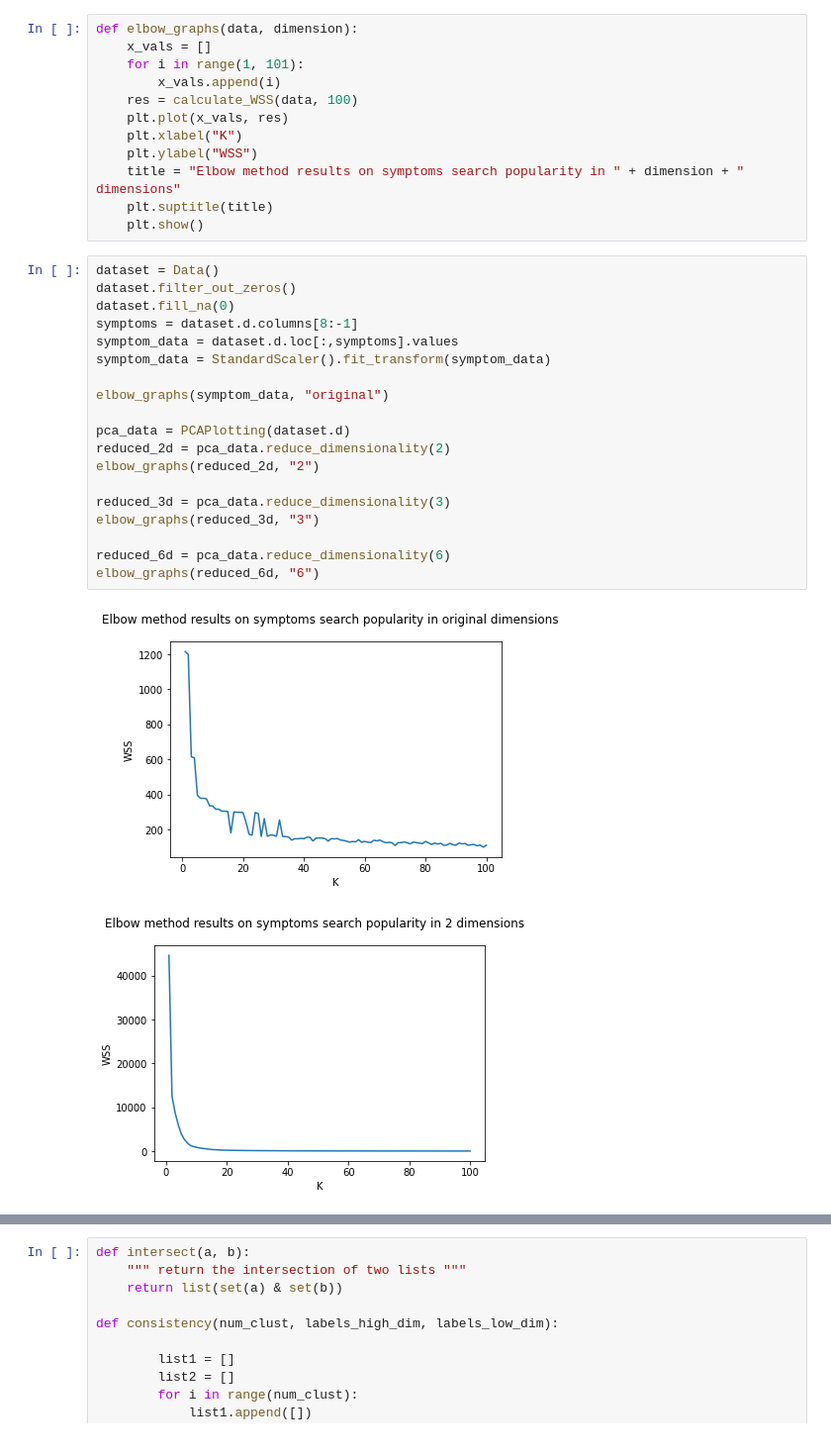
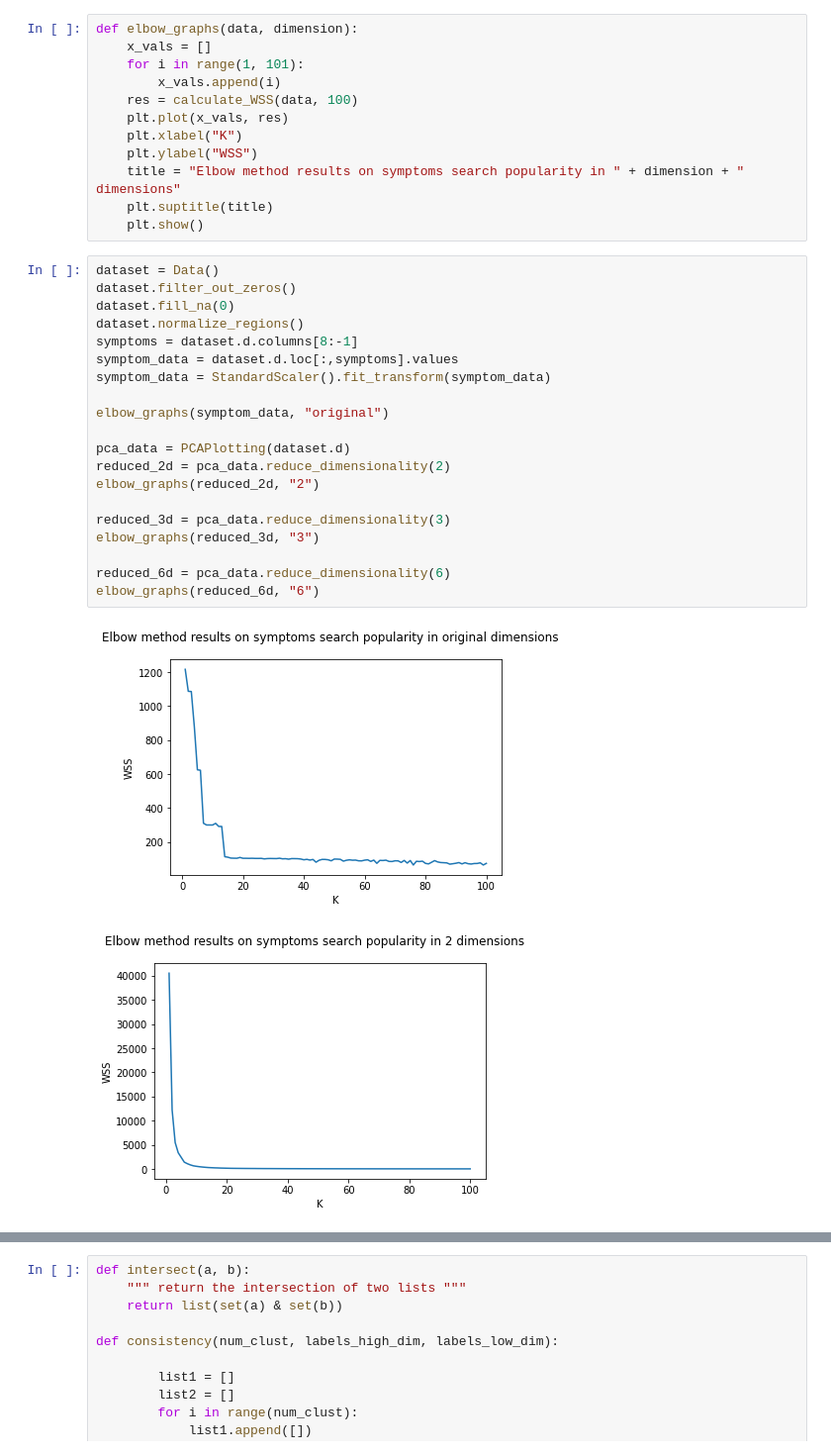
Before and after one commit to TimKeding/COMP551A1, a Jupyter notebook: optimal_num_clusters.ipynb, the cells around one changed output, grey strips where cells are left out. Shown: that part at 99% size. Drawn from its saved outputs; the diff is of its cells as text.

```diff
--- a/optimal_num_clusters.ipynb
+++ b/optimal_num_clusters.ipynb
@@ -38,22 +38,23 @@ def elbow_graphs(data, dimension):
 # %%
 dataset = Data()
 dataset.filter_out_zeros()
 dataset.fill_na(0)
+dataset.normalize_regions()
 symptoms = dataset.d.columns[8:-1]
 symptom_data = dataset.d.loc[:,symptoms].values
 symptom_data = StandardScaler().fit_transform(symptom_data)
 
 elbow_graphs(symptom_data, "original")
 
 pca_data = PCAPlotting(dataset.d)
 reduced_2d = pca_data.reduce_dimensionality(2)
 elbow_graphs(reduced_2d, "2")
 
 reduced_3d = pca_data.reduce_dimensionality(3)
 elbow_graphs(reduced_3d, "3")
 
 reduced_6d = pca_data.reduce_dimensionality(6)
 elbow_graphs(reduced_6d, "6")
 # %% [output]
-[figure, old version]
+[figure, new version]
-[figure, old version]
+[figure, new version]
```
Also changed, not shown: parts of 3 cells of this notebook, 2 other files.
